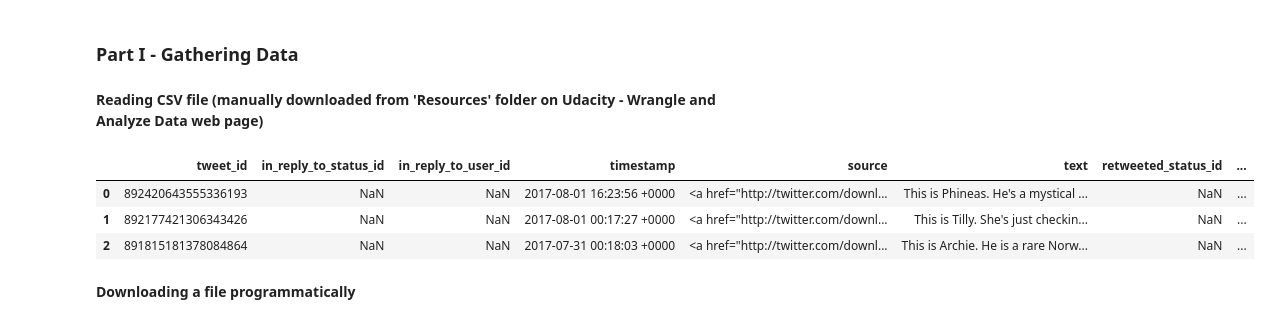
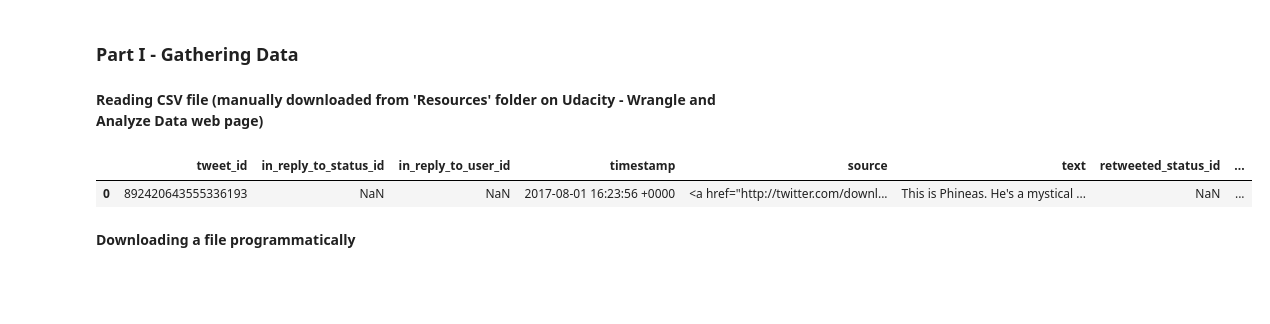
Before and after one commit to daniel-guarino/project04-wrangling-and-analyze-data, a Jupyter notebook: wrangle_act.ipynb, the cells around one changed output. Cells and saved outputs as stored; diff of their text form; code cells hidden in the pictures; blank space fills up the shorter version.

```diff
--- a/wrangle_act.ipynb
+++ b/wrangle_act.ipynb
@@ -35,12 +35,10 @@ import seaborn as sns
 # %%
 df = pd.read_csv('twitter_archive/twitter-archive-enhanced.csv')
 # %%
-df.head(3)
+df.head(1)
 # %% [output]
 |  | tweet_id | in_reply_to_status_id | in_reply_to_user_id | timestamp | source | text | retweeted_status_id | ... |
 | 0 | 892420643555336193 | NaN | NaN | 2017-08-01 16:23:56 +0000 | <a href="http://twitter.com/downl... | This is Phineas. He's a mystical ... | NaN | ... |
-| 1 | 892177421306343426 | NaN | NaN | 2017-08-01 00:17:27 +0000 | <a href="http://twitter.com/downl... | This is Tilly. She's just checkin... | NaN | ... |
-| 2 | 891815181378084864 | NaN | NaN | 2017-07-31 00:18:03 +0000 | <a href="http://twitter.com/downl... | This is Archie. He is a rare Norw... | NaN | ... |
 # %% [markdown]
 **Downloading a file programmatically**
 # %%
```
Also changed, not shown: parts of 6 cells of this notebook.
